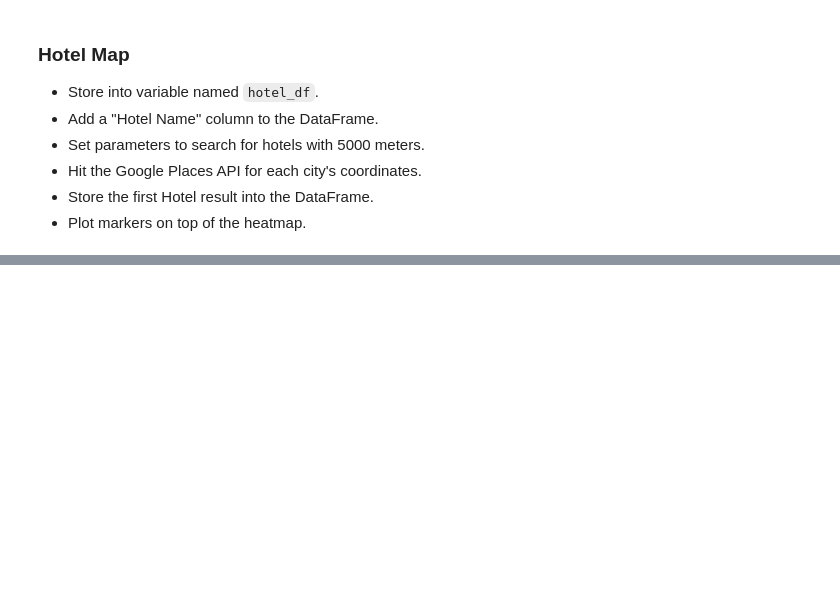
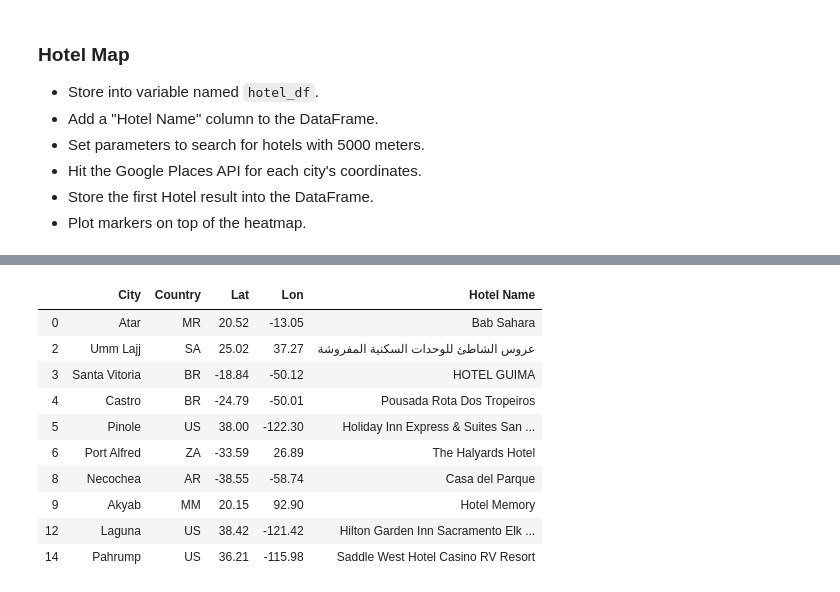
Before and after one commit to travistharp/python-api-challenge, a Jupyter notebook: WeatherPy/VacationPy.ipynb, the cells around one changed output, grey strips where cells are left out. Saved outputs shown, nothing was run; the diff lists cells and outputs as text; code cells hidden in the pictures; blank space fills up the shorter version.

```diff
--- a/WeatherPy/VacationPy.ipynb
+++ b/WeatherPy/VacationPy.ipynb
@@ -60,0 +130,37 @@ fig
+# %%
+# params dictionary to update each iteration
+params = {
+    "radius": 5000,
+    "keyword": "hotel",
+    "types": "lodging",
+    "key": g_key
+}
+
+
+for index, row in hotel_df.iterrows():
+    # get lat, lon from hotel_df
+    lat = row["Lat"]
+    lon = row["Lon"]
+
+    # change location each iteration while leaving original params in place
+    params["location"] = f"{lat},{lon}"
+
+    base_url = "https://maps.googleapis.com/maps/api/place/nearbysearch/json"
+
+    # assemble url and make API request
+    print(f"Retrieving Results for Index {index}: {row['City']}.")
+    response = requests.get(base_url, params=params).json()
+    # print(json.dumps(response, indent=4, sort_keys=True))
+
+    # extract results
+    results = response['results']
+
+    try:
+        print(f"Closest hotel is {results[0]['name']}.")
+        hotel_df.loc[index, 'Hotel Name'] = results[0]['name']
+
+    except (KeyError, IndexError):
+        hotel_df.loc[index, 'Hotel Name'] = (None)
+        print("Missing field/result... skipping.")
+
+    print("------------")
@@ -61,3 +199,21 @@ fig
+# %%
+#clean hotel data(drop na)
+#drop "na" values
+hotel_df = hotel_df.dropna(how='any', axis=0)
+
+hotel_df.head(10)
+# %% [output]
+|  | City | Country | Lat | Lon | Hotel Name |
+| 0 | Atar | MR | 20.52 | -13.05 | Bab Sahara |
+| 2 | Umm Lajj | SA | 25.02 | 37.27 | عروس الشاطئ للوحدات السكنية المفروشة |
+| 3 | Santa Vitoria | BR | -18.84 | -50.12 | HOTEL GUIMA |
+| 4 | Castro | BR | -24.79 | -50.01 | Pousada Rota Dos Tropeiros |
+| 5 | Pinole | US | 38.00 | -122.30 | Holiday Inn Express & Suites San ... |
+| 6 | Port Alfred | ZA | -33.59 | 26.89 | The Halyards Hotel |
+| 8 | Necochea | AR | -38.55 | -58.74 | Casa del Parque |
+| 9 | Akyab | MM | 20.15 | 92.90 | Hotel Memory |
+| 12 | Laguna | US | 38.42 | -121.42 | Hilton Garden Inn Sacramento Elk ... |
+| 14 | Pahrump | US | 36.21 | -115.98 | Saddle West Hotel Casino RV Resort |
 # %%
 # NOTE: Do not change any of the code in this cell
 
```
Also changed, not shown: parts of 9 cells of this notebook, 15 other files.
